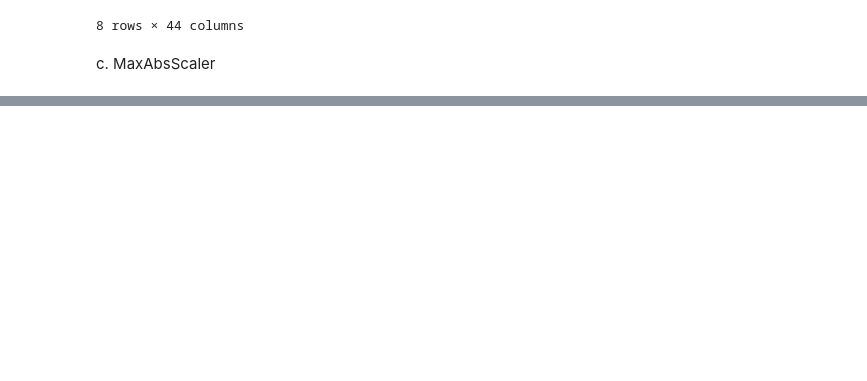
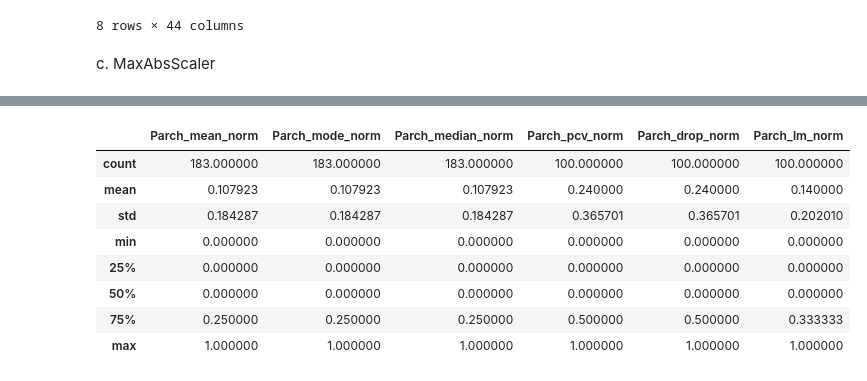
Before and after one commit to CarlosAlvarado-git/DataWrangling, a Jupyter notebook: Laboratorio8/Lab_8_Carlos_Alvarado.ipynb, the cells around one changed output, grey strips where cells are left out. Cells and saved outputs as stored; diff of their text form; code cells hidden in the pictures; blank space fills up the shorter version.

```diff
--- a/Laboratorio8/Lab_8_Carlos_Alvarado.ipynb
+++ b/Laboratorio8/Lab_8_Carlos_Alvarado.ipynb
@@ -1016,0 +1151,12 @@ df_MabsS.head()
+# %%
+df_norm[['Parch_mean_norm', 'Parch_mode_norm', 'Parch_median_norm', 'Parch_pcv_norm', 'Parch_drop_norm', 'Parch_lm_norm']].describe()
+# %% [output]
+|  | Parch_mean_norm | Parch_mode_norm | Parch_median_norm | Parch_pcv_norm | Parch_drop_norm | Parch_lm_norm |
+| count | 183.000000 | 183.000000 | 183.000000 | 100.000000 | 100.000000 | 100.000000 |
+| mean | 0.107923 | 0.107923 | 0.107923 | 0.240000 | 0.240000 | 0.140000 |
+| std | 0.184287 | 0.184287 | 0.184287 | 0.365701 | 0.365701 | 0.202010 |
+| min | 0.000000 | 0.000000 | 0.000000 | 0.000000 | 0.000000 | 0.000000 |
+| 25% | 0.000000 | 0.000000 | 0.000000 | 0.000000 | 0.000000 | 0.000000 |
+| 50% | 0.000000 | 0.000000 | 0.000000 | 0.000000 | 0.000000 | 0.000000 |
+| 75% | 0.250000 | 0.250000 | 0.250000 | 0.500000 | 0.500000 | 0.333333 |
+| max | 1.000000 | 1.000000 | 1.000000 | 1.000000 | 1.000000 | 1.000000 |
```
Also changed, not shown: parts of 21 cells of this notebook.
